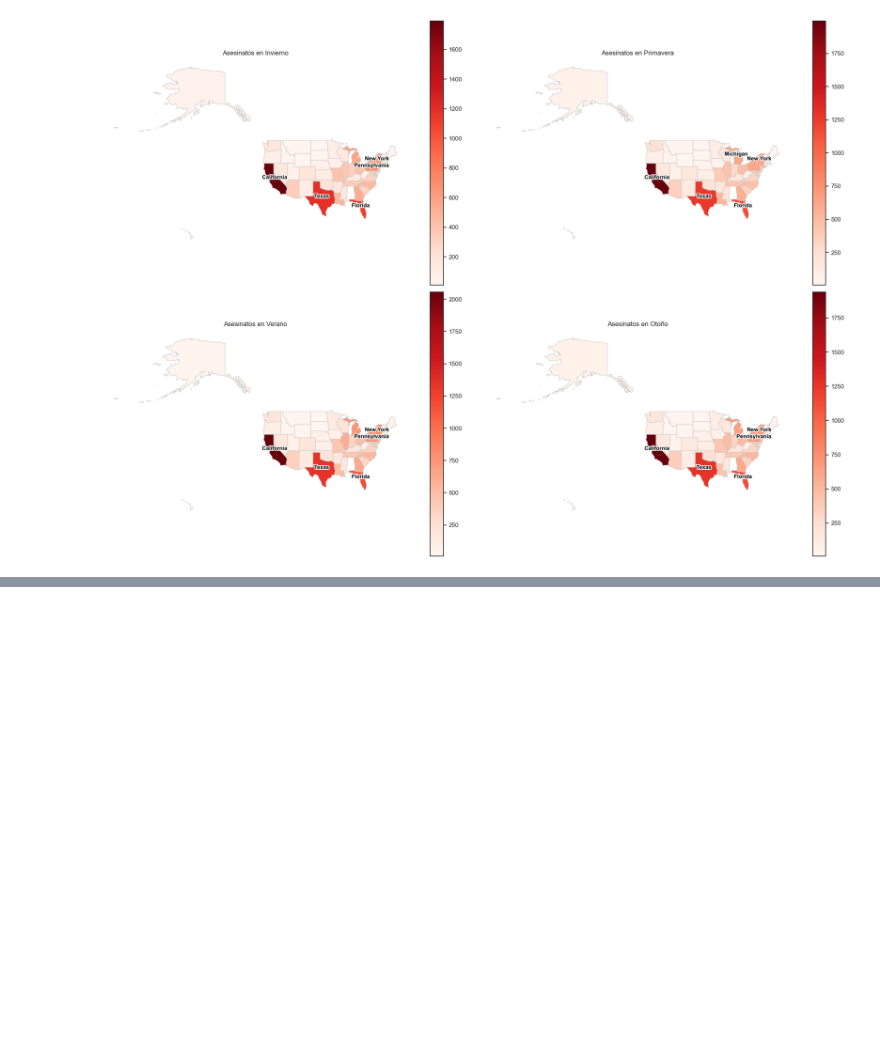
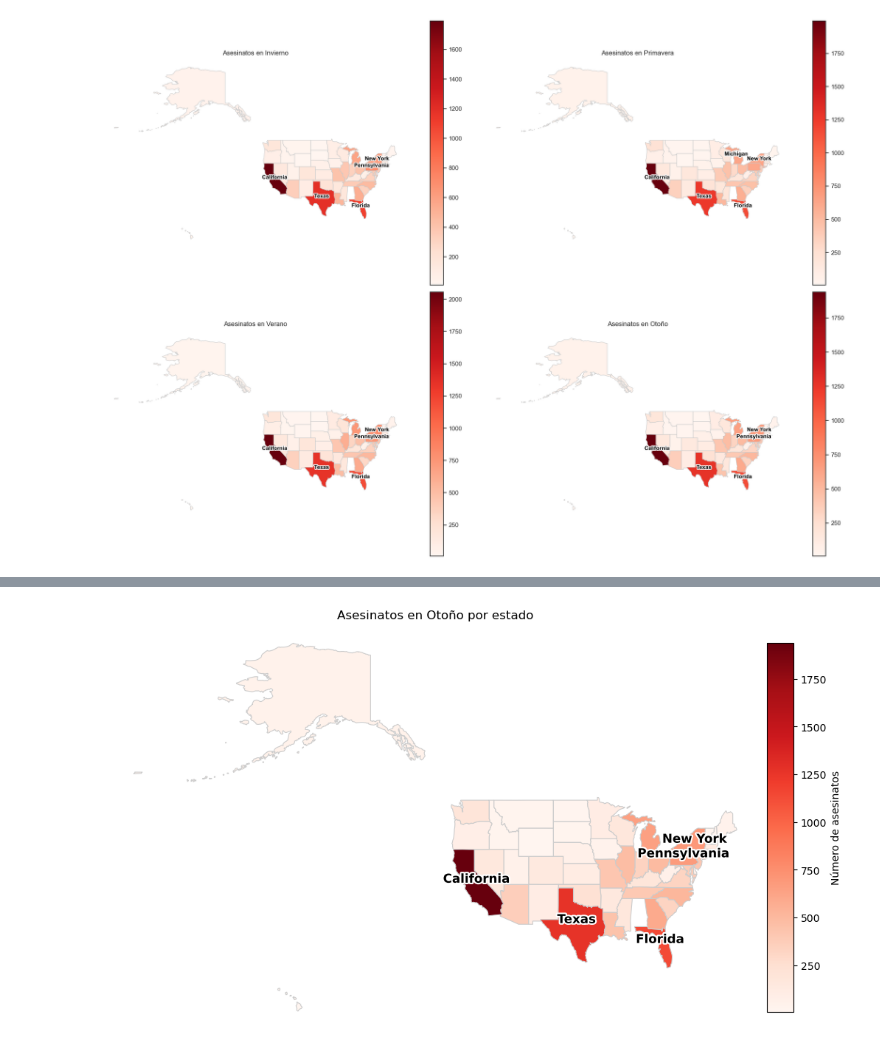
Before and after one commit to luciaruizfraile/deadly_patterns, a Jupyter notebook: deadly_patterns.ipynb, the cells around one changed output, grey strips where cells are left out. Cells and saved outputs as stored; diff of their text form; code cells hidden in the pictures; blank space fills up the shorter version.

```diff
--- a/deadly_patterns.ipynb
+++ b/deadly_patterns.ipynb
@@ -1343,0 +1492,55 @@ plt.show()
+# %%
+import geopandas as gpd
+import pandas as pd
+import matplotlib.pyplot as plt
+import matplotlib.patheffects as path_effects
+
+data = {
+    'state': ['California', 'Texas', 'Florida', 'Pennsylvania', 'New York', 'Michigan', 'Georgia', 'Louisiana', 'North Carolina', 'Ohio',
+              'Missouri', 'Illinois', 'Maryland', 'Tennessee', 'New Jersey', 'Arizona', 'Indiana', 'South Carolina', 'Virginia', 'Oklahoma',
+              'Colorado', 'Washington', 'Mississippi', 'Arkansas', 'Nevada', 'Kentucky', 'Massachusetts', 'Wisconsin', 'Connecticut', 'Kansas',
+              'New Mexico', 'Minnesota', 'Oregon', 'District of Columbia', 'West Virginia', 'Nebraska', 'Utah', 'Iowa', 'Delaware', 'Alaska',
+              'Hawaii', 'Idaho', 'Montana', 'Rhodes Island', 'Maine', 'North Dakota', 'South Dakota', 'Vermont', 'Wyoming', 'New Hampshire'],
+    'total_asesinatos_otono': [1939, 1274, 1132, 683, 695, 653, 592, 438, 514, 496,
+                              419, 479, 377, 405, 410, 367, 331, 328, 325, 237,
+                              146, 188, 169, 157, 163, 186, 134, 172, 99, 118,
+                              109, 110, 89, 94, 65, 62, 54, 40, 57, 49,
+                              12, 22, 23, 21, 42, 14, 23, 9, 6, 14]
+}
+
+state_season = pd.DataFrame(data)
+states = gpd.read_file('https://raw.githubusercontent.com/PublicaMundi/MappingAPI/master/data/geojson/us-states.json')
+map_df = states.merge(state_season, left_on='name', right_on='state')
+
+fig, ax = plt.subplots(figsize=(12, 10))
+
+vmin = map_df['total_asesinatos_otono'].min()
+vmax = map_df['total_asesinatos_otono'].max()
+
+# Mover el mapa hacia la derecha para dejar espacio para la barra
+ax.set_position([0.1, 0.1, 0.75, 0.8])
+
+# Graficar el mapa con colores según asesinatos en otoño
+map_df.plot(column='total_asesinatos_otono', cmap='Reds', linewidth=0.8,
+            ax=ax, edgecolor='0.8', legend=False, vmin=vmin, vmax=vmax)
+
+ax.set_title('Asesinatos en Otoño por estado')
+ax.axis('off')
+
+# Etiquetar los 5 estados con más asesinatos
+top5 = map_df.nlargest(5, 'total_asesinatos_otono')
+for idx, row in top5.iterrows():
+    x, y = row['geometry'].centroid.x, row['geometry'].centroid.y
+    txt = ax.text(x, y, row['name'], fontsize=12, fontweight='bold',
+                  ha='center', color='black')
+    txt.set_path_effects([path_effects.Stroke(linewidth=3, foreground='white'), path_effects.Normal()])
+
+# Añadir barra de color pequeña a la derecha
+cax = fig.add_axes([0.85, 0.25, 0.03, 0.5])  # [left, bottom, width, height]
+sm = plt.cm.ScalarMappable(cmap='Reds', norm=plt.Normalize(vmin=vmin, vmax=vmax))
+sm._A = []
+fig.colorbar(sm, cax=cax, label='Número de asesinatos')
+
+plt.show()
+# %% [output]
+[figure, added]
```
Also changed, not shown: parts of 3 cells of this notebook.
